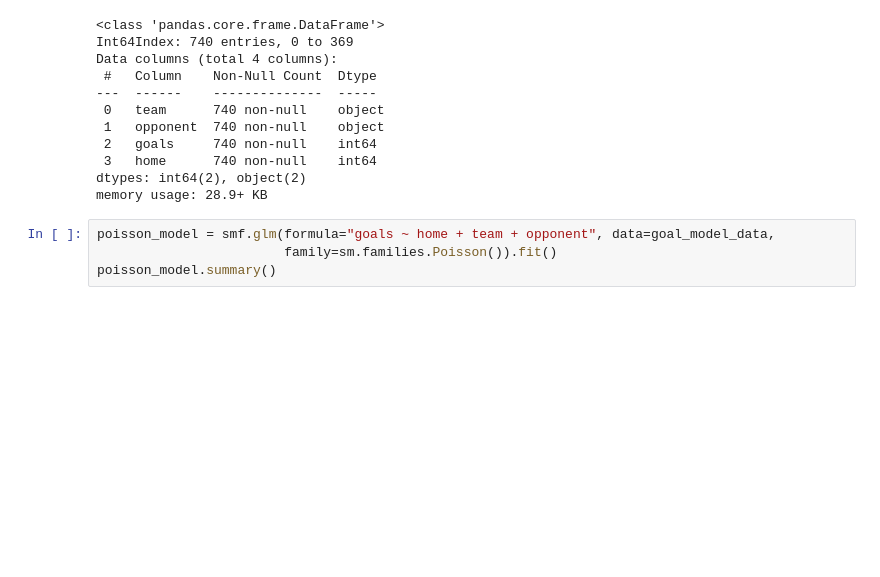
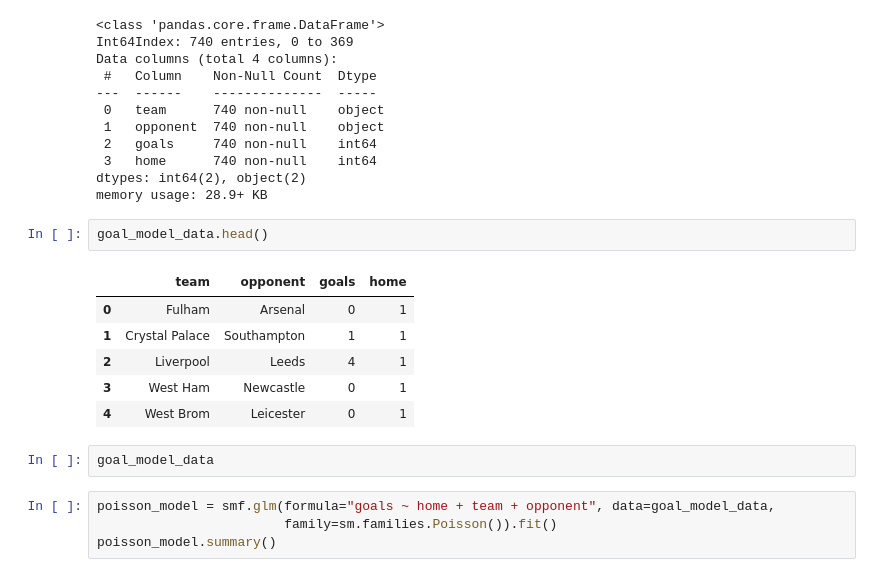
Before and after one commit to yashkarle/soccer-ds-stats, a Jupyter notebook: Projects/4UppsalaMMS/5_SimMatches/sim_match.ipynb, the cells around one changed output. Saved outputs shown, nothing was run; the diff lists cells and outputs as text; blank space fills up the shorter version.

```diff
--- a/Projects/4UppsalaMMS/5_SimMatches/sim_match.ipynb
+++ b/Projects/4UppsalaMMS/5_SimMatches/sim_match.ipynb
@@ -187,6 +187,17 @@ Data columns (total 4 columns):
  3   home      740 non-null    int64
 dtypes: int64(2), object(2)
 memory usage: 28.9+ KB
+# %%
+goal_model_data.head()
+# %% [output]
+|  | team | opponent | goals | home |
+| 0 | Fulham | Arsenal | 0 | 1 |
+| 1 | Crystal Palace | Southampton | 1 | 1 |
+| 2 | Liverpool | Leeds | 4 | 1 |
+| 3 | West Ham | Newcastle | 0 | 1 |
+| 4 | West Brom | Leicester | 0 | 1 |
+# %%
+goal_model_data
 # %%
 poisson_model = smf.glm(formula="goals ~ home + team + opponent", data=goal_model_data,
                         family=sm.families.Poisson()).fit()
```
Also changed, not shown: parts of 2 cells of this notebook, 14 other files.
